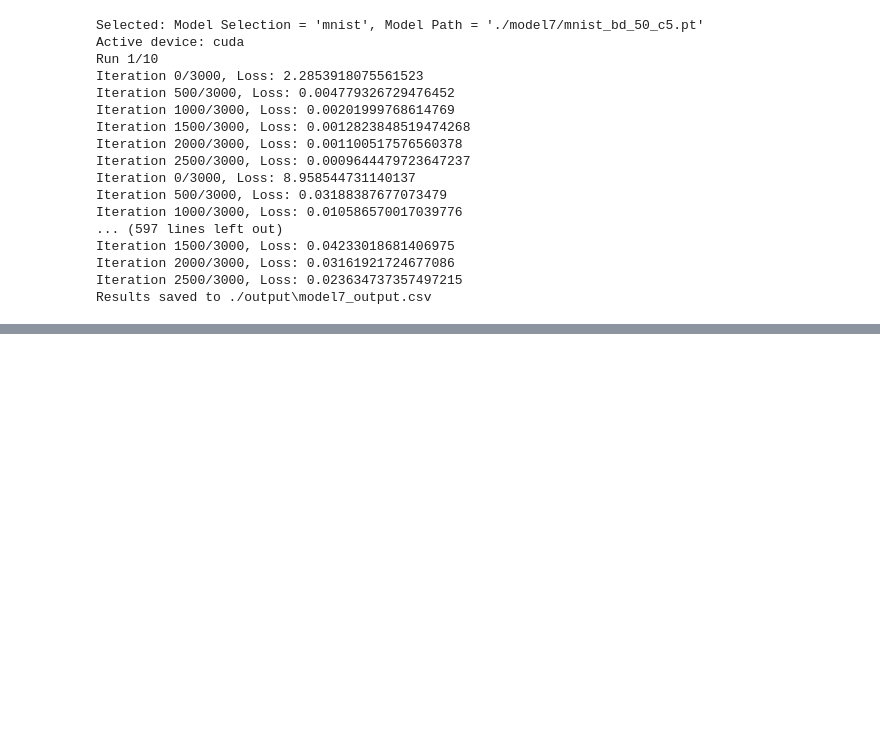
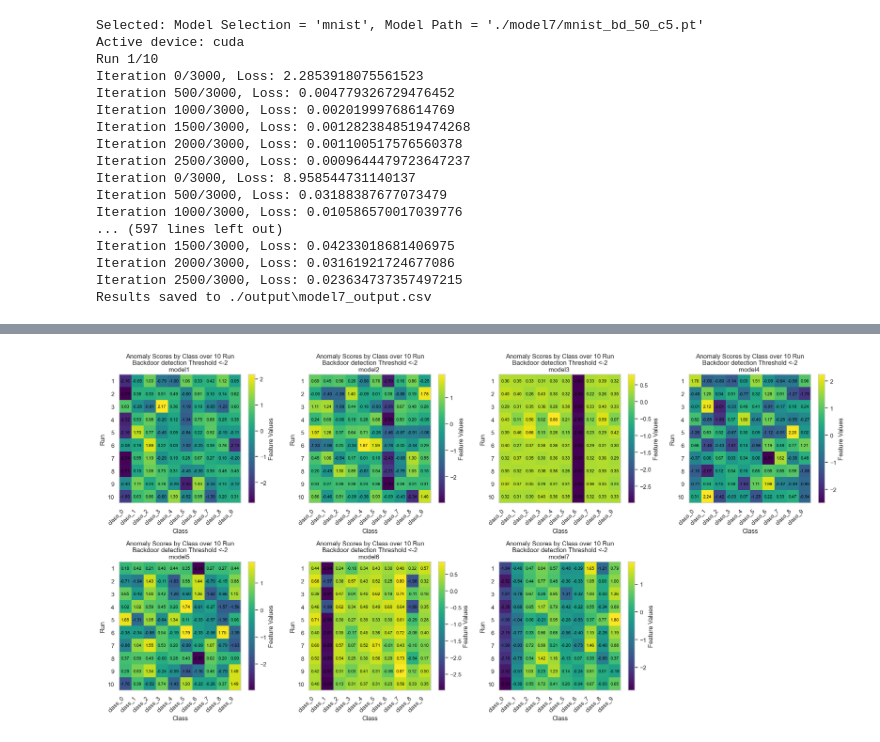
Before and after one commit to noye09/cs612_SMU_g4, a Jupyter notebook: backdoor_cs612/neural_cleanse_v2.ipynb, the cells around one changed output, grey strips where cells are left out. Drawn from its saved outputs; the diff is of its cells as text; code cells hidden in the pictures; blank space fills up the shorter version.

```diff
--- a/backdoor_cs612/neural_cleanse_v2.ipynb
+++ b/backdoor_cs612/neural_cleanse_v2.ipynb
@@ -290,10 +290,8 @@ if __name__ == "__main__":
     3: {'model_selection': 'cifar10', 'model_path': "./model3/cifar10_bd.pt"},  # unknown backdoor model
     4: {'model_selection': 'cifar10', 'model_path': "./model4/cifar10_bd.pt"},  # unknown backdoor model
     5: {'model_selection': 'cifar10', 'model_path': "./model5/cifar10_bd.pt"},  # unknown backdoor model
-    6: {'model_selection': 'mnist', 'model_path': "./model6/mnist_bd_30_c5.pt"},      # backdoor model target class label 5 week4 exercise (30 poison test data)
-    7: {'model_selection': 'mnist', 'model_path': "./model7/mnist_bd_50_c5.pt"},      # backdoor model target class label 5 week4 exercise (50 poison test data)
-    8: {'model_selection': 'badnets_pytorch_mnist', 'model_path': "./model8/badnet_MNIST.pth"},  # badnets-pytorch backdoor model target class label 1
-    9: {'model_selection': 'badnets_pytorch_cifar10', 'model_path': "./model9/badnet_CIFAR10.pth"}  # badnets-pytorch backdoor model target class label 1
+    6: {'model_selection': 'badnets_pytorch_mnist', 'model_path': "./model6/badnet_MNIST.pth"},     # badnets-pytorch backdoor model target class label 1
+    7: {'model_selection': 'badnets_pytorch_cifar10', 'model_path': "./model7/badnet_CIFAR10.pth"}  # badnets-pytorch backdoor model target class label 1
     }
 
     selected_model_options = 7
@@ -373,0 +460,60 @@ Results saved to ./output\model7_output.csv
+# %%
+import matplotlib.pyplot as plt
+import seaborn as sns
+import pandas as pd
+import numpy as np
+
+# Set a simpler color palette
+palette = sns.color_palette('Set2')
+
+
+# Set models to plot (assuming models_to_plot is defined with the model names of interest)
+models_to_plot = df_merge['model'].unique()[:8]  # Limit to 8 models for the 2x4 layout
+
+# Define a colormap for the heatmap
+colormap = 'viridis'
+
+# Re-plotting without grid lines
+fig, axes = plt.subplots(2, 4, figsize=(20, 10), squeeze=False)
+axes = axes.flatten()
+
+# Plotting each model's data in a 2x4 layout without grid lines
+for i, model in enumerate(models_to_plot):
+    # Filter data for the specific model
+    model_data = df_merge[df_merge['model'] == model].set_index('run').iloc[:, :-2]  # Exclude 'target_class' and 'model' columns
+
+    # Plotting heatmap for each model
+    heatmap = axes[i].imshow(model_data, cmap=colormap, aspect='auto')
+
+    # Add color bar
+    cbar = fig.colorbar(heatmap, ax=axes[i])
+    cbar.set_label('Feature Values')
+
+    # Annotate each cell with its value
+    for row in range(model_data.shape[0]):
+        for col in range(model_data.shape[1]):
+            value = model_data.iloc[row, col]
+            axes[i].text(col, row, f'{value:.2f}', ha='center', va='center', color='black', fontsize=8)
+
+    # Titles and labels for each subplot
+    axes[i].set_title(f'Anomaly Scores by Class over 10 Run\n Backdoor detection Threshold <-2 \n{model} ')
+    axes[i].set_xlabel('Class')
+    axes[i].set_ylabel('Run')
+
+    # Set feature names and run indices
+    axes[i].set_xticks(np.arange(model_data.columns.shape[0]))
+    axes[i].set_yticks(np.arange(model_data.index.shape[0]))
+    axes[i].set_xticklabels(model_data.columns, rotation=45, ha='right')
+    axes[i].set_yticklabels(model_data.index)
+
+    # Remove gridlines
+    axes[i].grid(False)
+
+# Hide unused subplots if there are fewer than 8 models
+for j in range(len(models_to_plot), len(axes)):
+    axes[j].axis('off')
+
+plt.tight_layout()
+plt.show()
+# %% [output]
+[figure, added]
```
Also changed, not shown: parts of 2 cells of this notebook, 10 other files.
